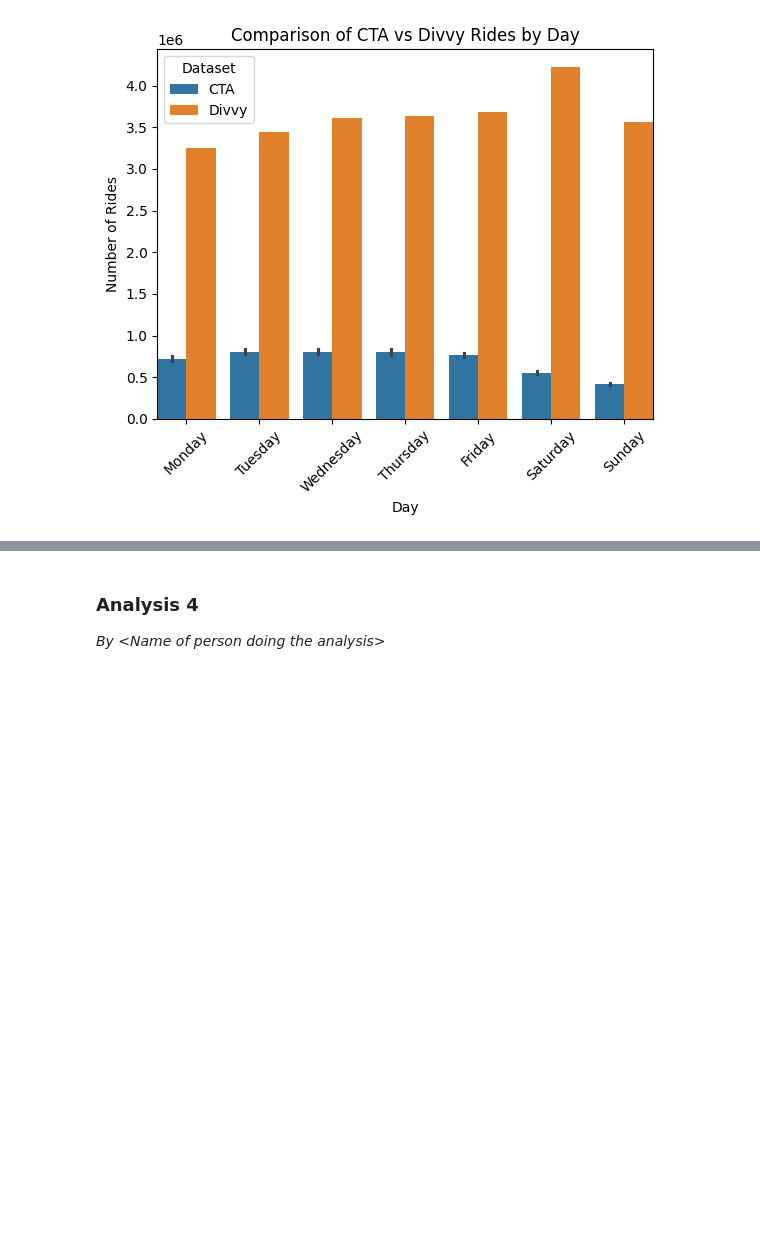
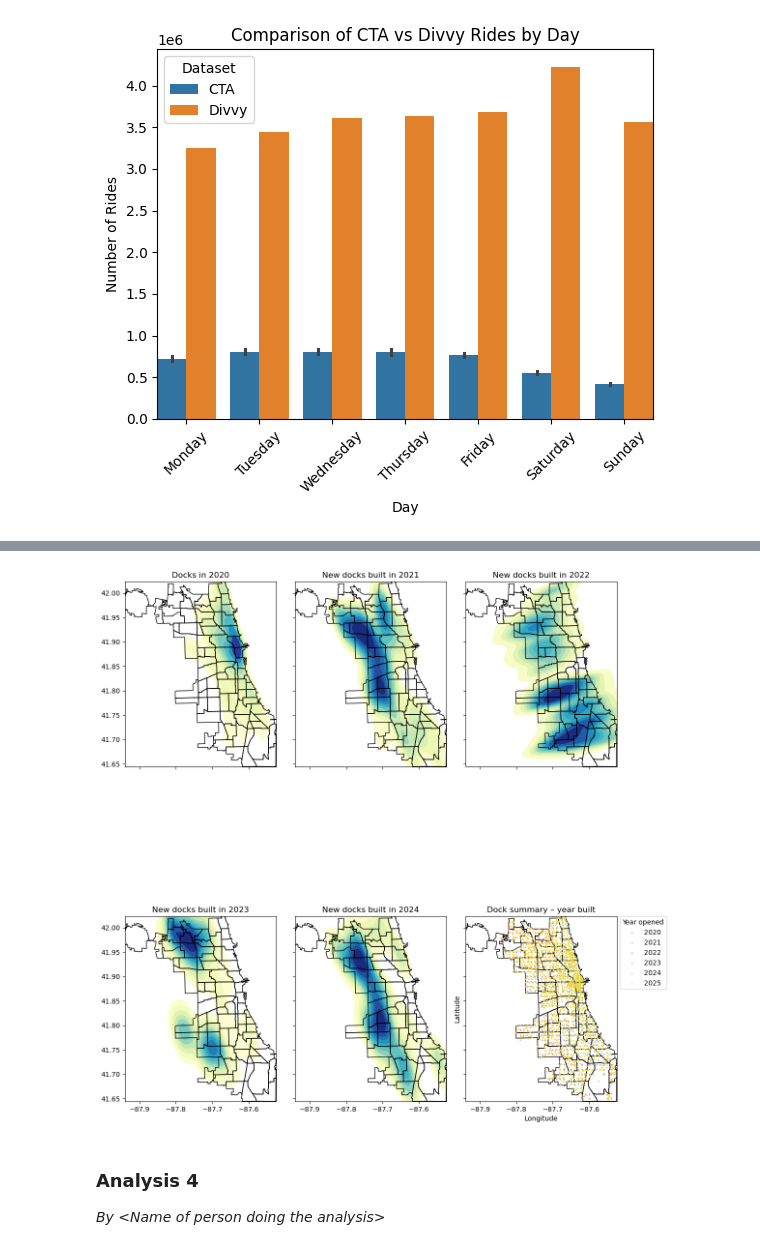
Before and after one commit to JonasGoldberg18/STAT303_Final_Project, a Jupyter notebook: Project Code Template.ipynb, the cells around one changed output, grey strips where cells are left out. Drawn from its saved outputs; the diff is of its cells as text; code cells hidden in the pictures; blank space fills up the shorter version.

```diff
--- a/Project Code Template.ipynb
+++ b/Project Code Template.ipynb
@@ -783,0 +791,7 @@ plt.margins(x=0);
+# %%
+files = sorted(glob("../data/*.csv"))
+dfs = []
+for f in files:
+    temp = pd.read_csv(f, low_memory=False)
+    dfs.append(temp)
+divvy = pd.concat(dfs, ignore_index=True)
@@ -784,3 +838,89 @@ plt.margins(x=0);
+# %%
+# Chicago boundary
+chi = gpd.read_file("../chicago-community-areas.geojson").to_crs(epsg=4326)
+minx, miny, maxx, maxy = chi.total_bounds
+# %%
+# Plot: 5 yearly panels + 1 summary
+years = np.sort(stations['year_opened'].dropna().unique().astype(int))
+n_years_to_plot = min(5, len(years))
+
+fig, axes = plt.subplots(2, 3, figsize=(12, 16), sharex=True, sharey=True)
+axes_flat = axes.ravel()
+# Panels for each year
+for i in range(n_years_to_plot):
+    year = years[i]
+    ax = axes_flat[i]
+    subset = stations[stations['year_opened'] == year]
+
+    bw = 0.7
+    if year == 2022:
+        bw = 0.2
+
+    sns.kdeplot(
+        data=subset,
+        x='lng',
+        y='lat',
+        fill=True,
+        levels=12,
+        bw_adjust=bw,
+        thresh=0.05,
+        clip=((minx, maxx), (miny, maxy)),
+        cmap='YlGnBu',
+        ax=ax
+    )
+
+    chi.plot(ax=ax, edgecolor='black', facecolor='none', linewidth=1)
+
+    if i == 0:
+        ax.set_title(f"Docks in {year}")
+    else:
+        ax.set_title(f"New docks built in {year}")
+
+    ax.set_xlim(minx, maxx)
+    ax.set_ylim(miny, maxy)
+    ax.set_xlabel("")
+    ax.set_ylabel("")
+
+# Summary panel
+ax_sum = axes_flat[5]
+chi.plot(ax=ax_sum, edgecolor='black', facecolor='none', linewidth=1)
+
+palette = sns.color_palette("Set2", len(years))
+color_map = dict(zip(years, palette))
+
+for year in years:
+    sub = stations[stations['year_opened'] == year]
+    ax_sum.scatter(
+        sub['lng'],
+        sub['lat'],
+        s=1,
+        color=color_map[year],
+        label=str(year)
+    )
+
+ax_sum.set_title("Dock summary – year built")
+ax_sum.set_xlim(minx, maxx)
+ax_sum.set_ylim(miny, maxy)
+ax_sum.set_xlabel("Longitude")
+ax_sum.set_ylabel("Latitude")
+
+handles, labels = ax_sum.get_legend_handles_labels()
+ax_sum.legend(
+    handles,
+    labels,
+    title="Year opened",
+    loc="upper left",
+    bbox_to_anchor=(1.02, 1.0),
+    borderaxespad=0.
+)
+
+for j in range(n_years_to_plot, 5):
+    axes_flat[j].axis('off')
+
+plt.tight_layout()
+plt.show()
+# %% [output]
+[figure, added]
 # %% [markdown]
 ### Analysis 4
 *By \<Name of person doing the analysis>*
```
Also changed, not shown: parts of 3 cells of this notebook, 2 other files.
